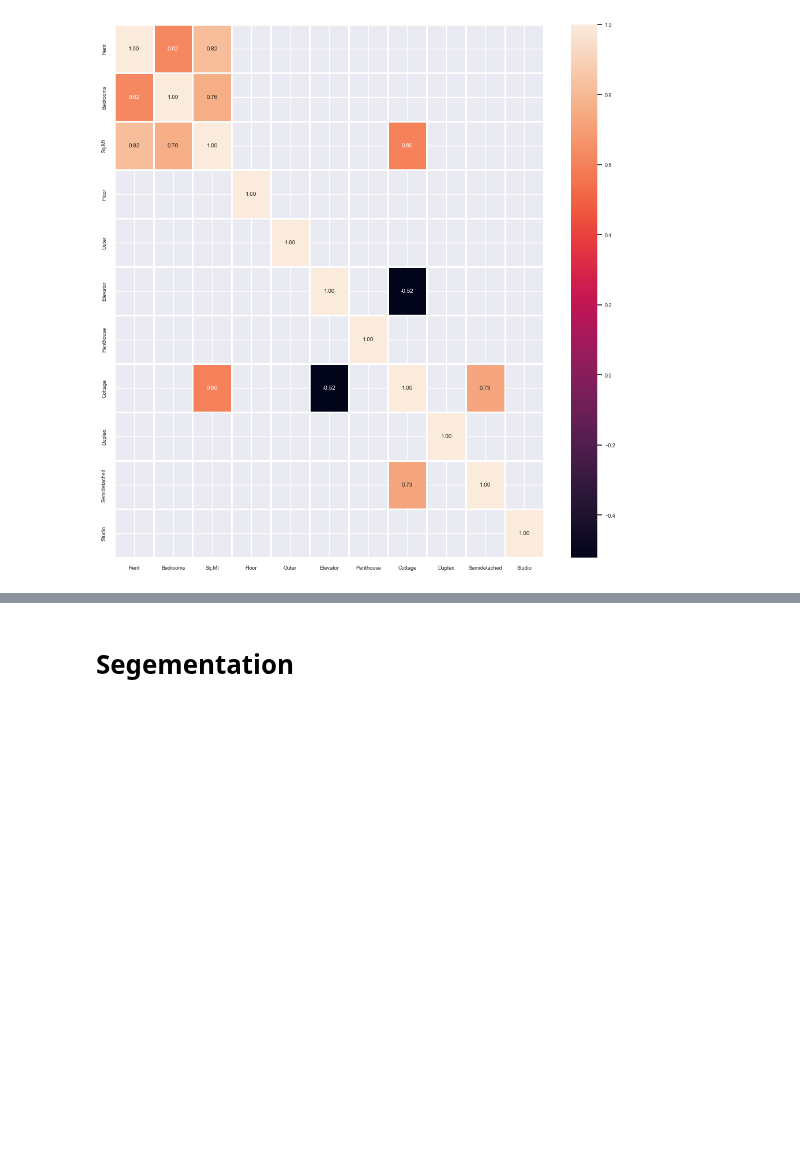
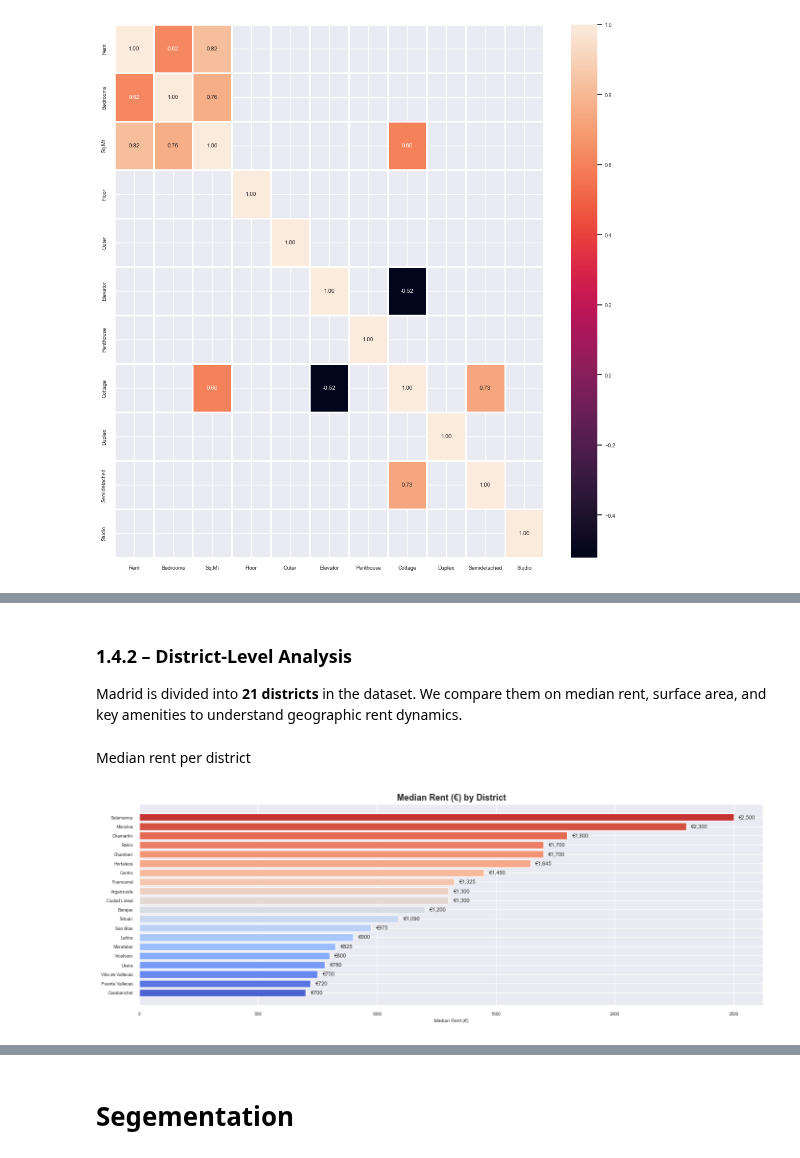
Before and after one commit to JJR9903/IE-MBDS-ML-1-group-project, a Jupyter notebook: notebooks/Group project.ipynb, the cells around one changed output, grey strips where cells are left out. Cells and saved outputs as stored; diff of their text form; code cells hidden in the pictures; blank space fills up the shorter version.

```diff
--- a/notebooks/Group project.ipynb
+++ b/notebooks/Group project.ipynb
@@ -504,0 +631,28 @@ sns.heatmap(high_corr, annot=True, fmt=".2f", linewidths=1, ax=ax)
+# %% [markdown]
+### 1.4.2 – District-Level Analysis
+
+Madrid is divided into **21 districts** in the dataset. We compare them on median rent, surface area, and key amenities to understand geographic rent dynamics.
+# %% [markdown]
+Median rent per district
+# %%
+district_rent = (
+    df.groupby('District')['Rent']
+      .median()
+      .sort_values(ascending=False)
+      .reset_index()
+)
+district_rent.columns = ['District', 'Median Rent (€)']
+
+fig, ax = plt.subplots(figsize=(14, 5))
+palette = sns.color_palette('coolwarm_r', len(district_rent))
+bars = ax.barh(district_rent['District'], district_rent['Median Rent (€)'], color=palette)
+ax.set_title('Median Rent (€) by District', fontsize=13, fontweight='bold')
+ax.set_xlabel('Median Rent (€)')
+ax.invert_yaxis()
+for bar, val in zip(bars, district_rent['Median Rent (€)']):
+    ax.text(bar.get_width() + 20, bar.get_y() + bar.get_height()/2,
+            f'€{val:,.0f}', va='center', fontsize=8)
+plt.tight_layout()
+plt.show()
+# %% [output]
+[figure, added]
```
Also changed, not shown: parts of 33 cells of this notebook.
